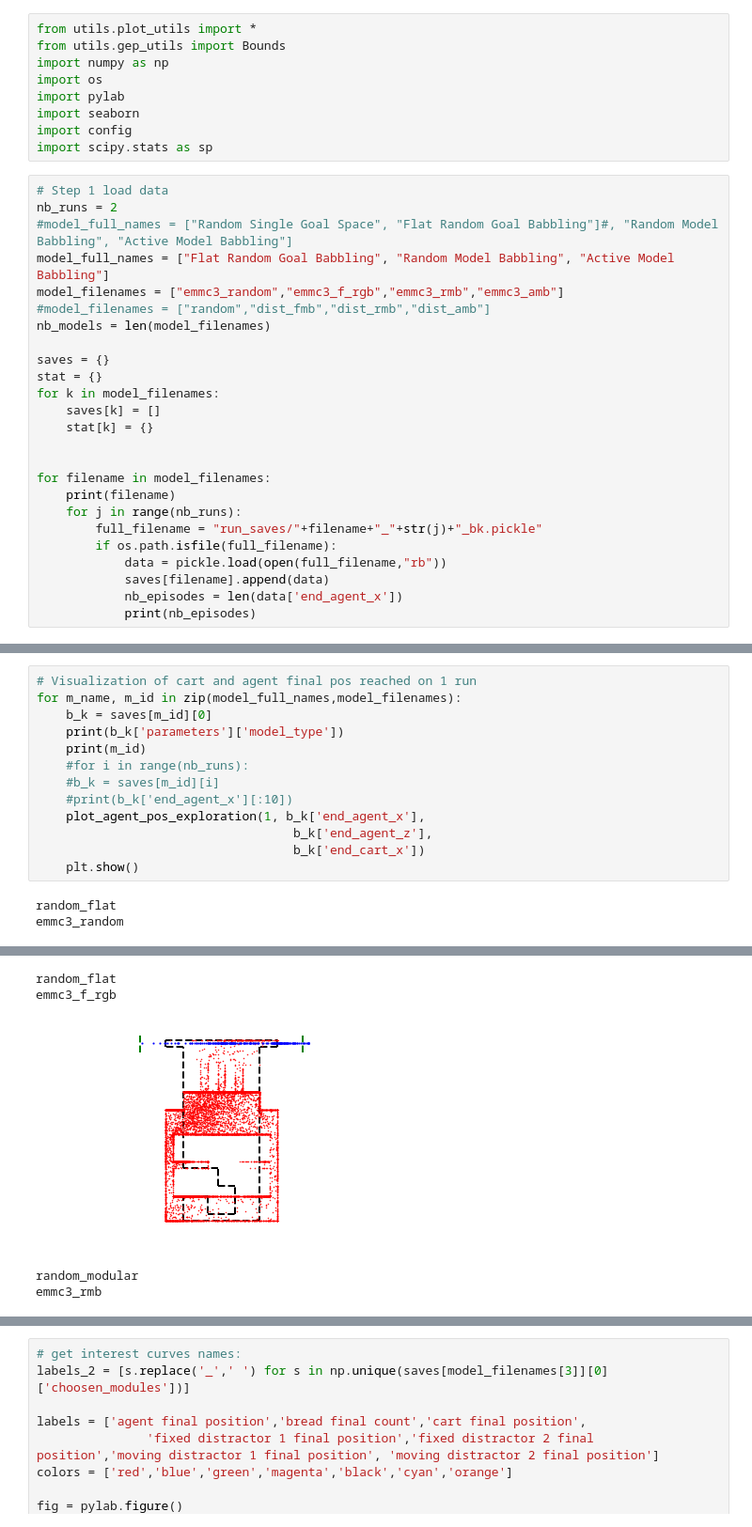
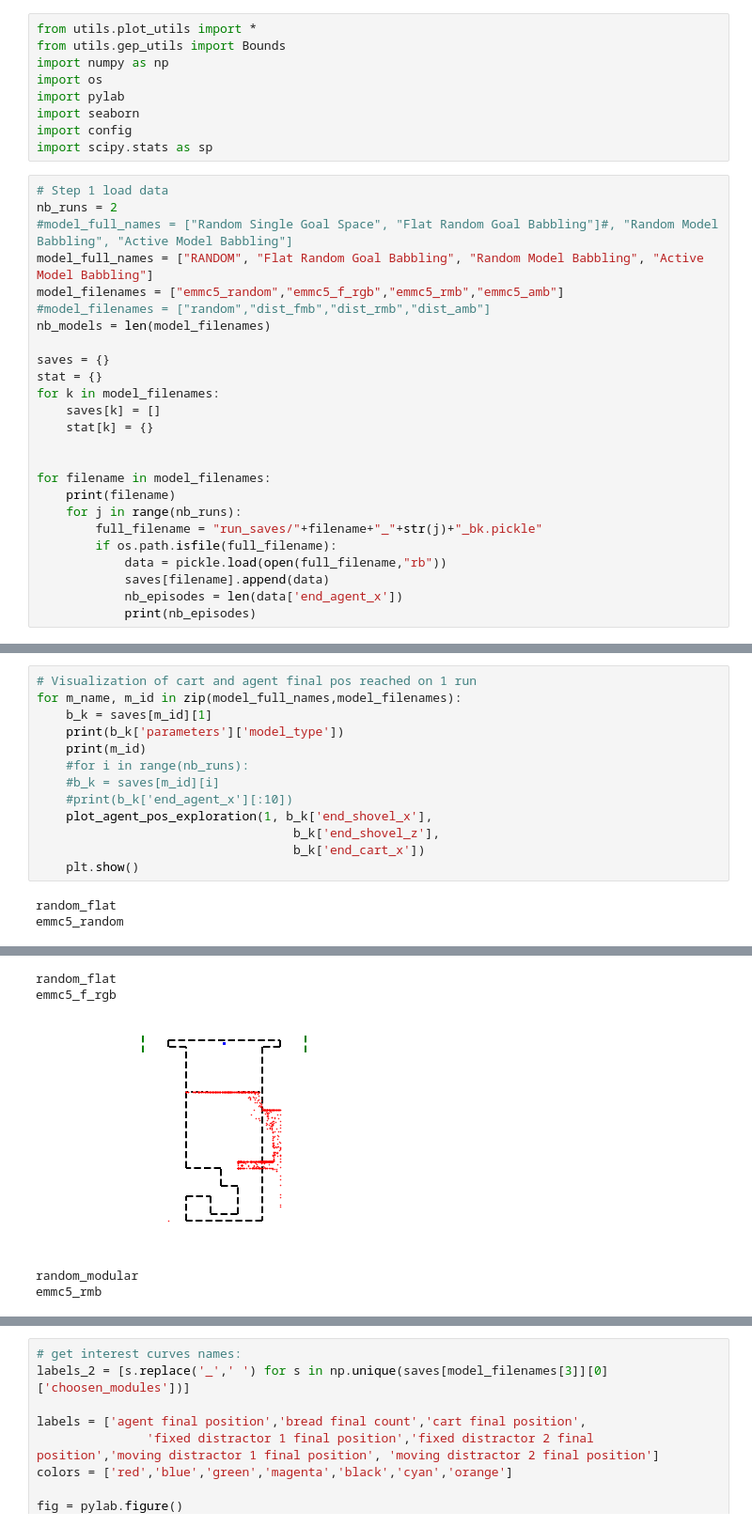
Before and after one commit to rPortelas/malmo_mountain_cart, a Jupyter notebook: data_visualization_emmc.ipynb, the cells around one changed output, grey strips where cells are left out. Shown at 94% size. Saved outputs shown, nothing was run; the diff lists cells and outputs as text.

```diff
--- a/data_visualization_emmc.ipynb
+++ b/data_visualization_emmc.ipynb
@@ -13,8 +13,8 @@ import scipy.stats as sp
 # Step 1 load data
 nb_runs = 2
 #model_full_names = ["Random Single Goal Space", "Flat Random Goal Babbling"]#, "Random Model Babbling", "Active Model Babbling"]
-model_full_names = ["Flat Random Goal Babbling", "Random Model Babbling", "Active Model Babbling"]
-model_filenames = ["emmc3_random","emmc3_f_rgb","emmc3_rmb","emmc3_amb"]
+model_full_names = ["RANDOM", "Flat Random Goal Babbling", "Random Model Babbling", "Active Model Babbling"]
+model_filenames = ["emmc5_random","emmc5_f_rgb","emmc5_rmb","emmc5_amb"]
 #model_filenames = ["random","dist_fmb","dist_rmb","dist_amb"]
 nb_models = len(model_filenames)
 
@@ -50,16 +50,16 @@ emmc3_amb
 # %%
 # Visualization of cart and agent final pos reached on 1 run
 for m_name, m_id in zip(model_full_names,model_filenames):
-    b_k = saves[m_id][0]
+    b_k = saves[m_id][1]
     print(b_k['parameters']['model_type'])
     print(m_id)
     #for i in range(nb_runs):
     #b_k = saves[m_id][i]
     #print(b_k['end_agent_x'][:10])
-    plot_agent_pos_exploration(1, b_k['end_agent_x'],
-                                   b_k['end_agent_z'],
+    plot_agent_pos_exploration(1, b_k['end_shovel_x'],
+                                   b_k['end_shovel_z'],
                                    b_k['end_cart_x'])
     plt.show()
 # %% [output]
 random_flat
-emmc3_random
+emmc5_random
@@ -67,5 +67,5 @@ emmc3_random
 random_flat
-emmc3_f_rgb
+emmc5_f_rgb
-[figure, old version]
+[figure, new version]
 random_modular
-emmc3_rmb
+emmc5_rmb
```
Also changed, not shown: parts of 6 cells of this notebook.
